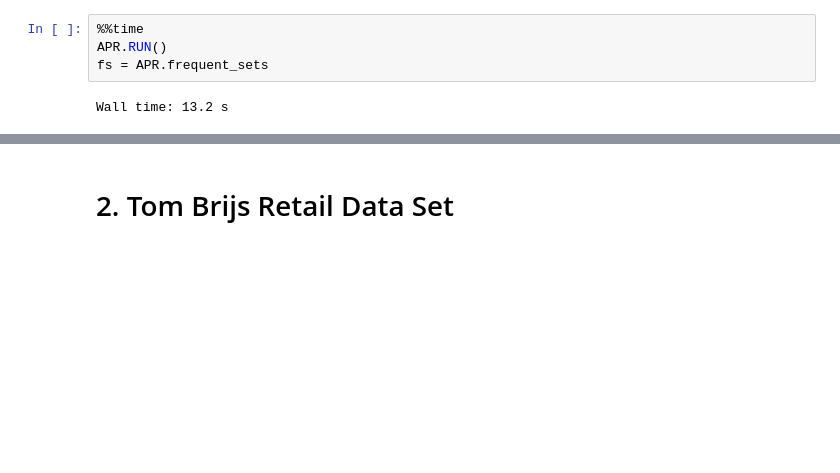
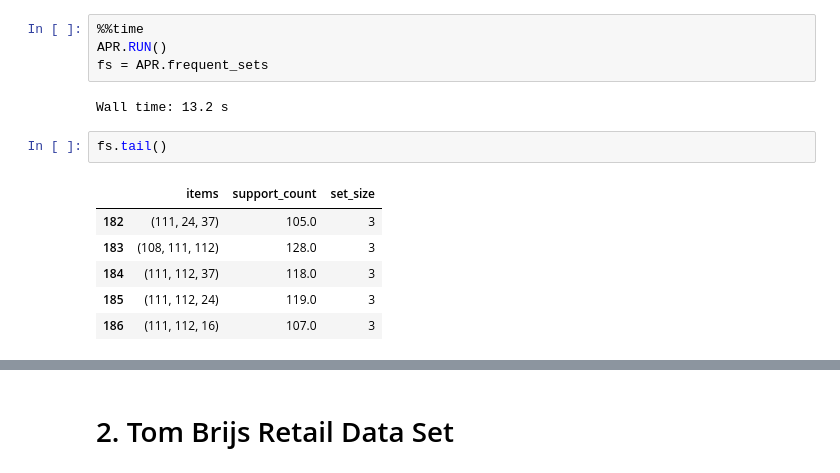
Before and after one commit to TheFebrin/UNIVERSITY, a Jupyter notebook: Data Mining/Assignment_6/APRIORI.py.ipynb, the cells around one changed output, grey strips where cells are left out. Saved outputs shown, nothing was run; the diff lists cells and outputs as text; blank space fills up the shorter version.

```diff
--- a/Data Mining/Assignment_6/APRIORI.py.ipynb
+++ b/Data Mining/Assignment_6/APRIORI.py.ipynb
@@ -239,3 +239,12 @@ APR.RUN()
 fs = APR.frequent_sets
 # %% [output]
 Wall time: 13.2 s
+# %%
+fs.tail()
+# %% [output]
+|  | items | support_count | set_size |
+| 182 | (111, 24, 37) | 105.0 | 3 |
+| 183 | (108, 111, 112) | 128.0 | 3 |
+| 184 | (111, 112, 37) | 118.0 | 3 |
+| 185 | (111, 112, 24) | 119.0 | 3 |
+| 186 | (111, 112, 16) | 107.0 | 3 |
```
Also changed, not shown: parts of 10 cells of this notebook.
